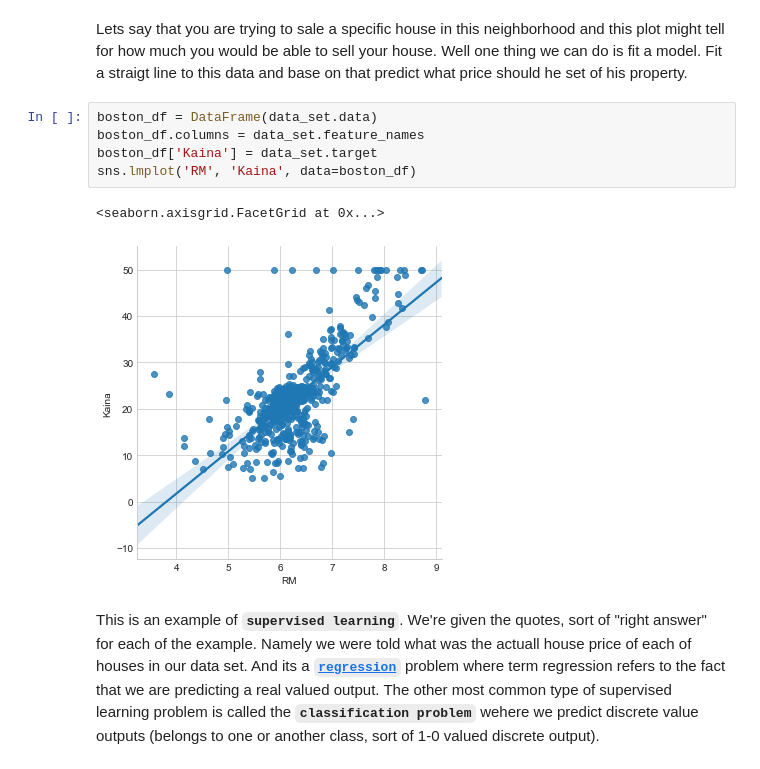
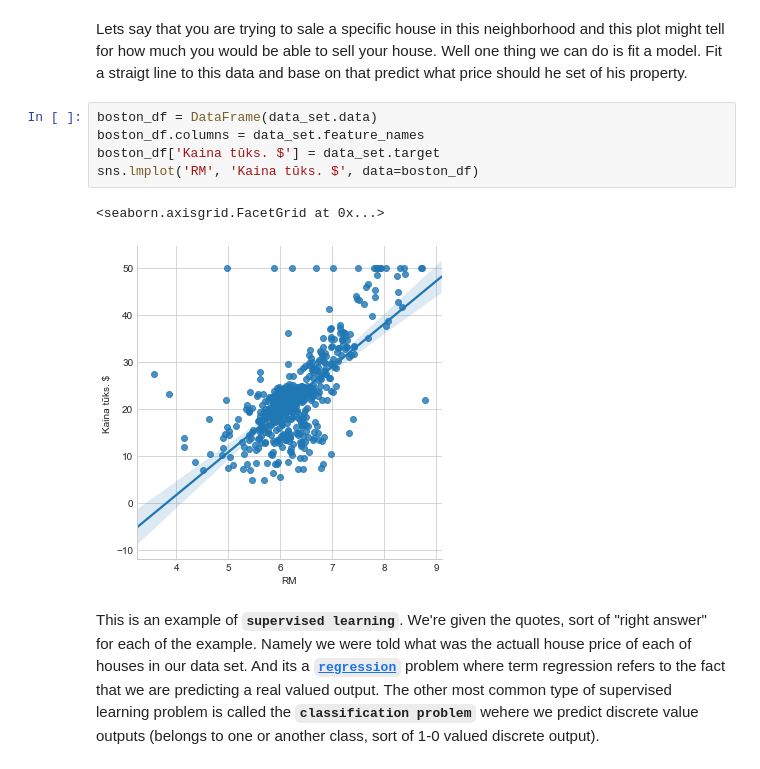
Before and after one commit to tavo-robotas/class, a Jupyter notebook: machine_learning/__linear_regression_I.ipynb, the cells around one changed output. Cells and saved outputs as stored; diff of their text form.

```diff
--- a/machine_learning/__linear_regression_I.ipynb
+++ b/machine_learning/__linear_regression_I.ipynb
@@ -35,11 +35,11 @@ Lets say that you are trying to sale a specific house in this neighborhood and t
 # %%
 boston_df = DataFrame(data_set.data)
 boston_df.columns = data_set.feature_names
-boston_df['Kaina'] = data_set.target
-sns.lmplot('RM', 'Kaina', data=boston_df)
+boston_df['Kaina tūks. $'] = data_set.target
+sns.lmplot('RM', 'Kaina tūks. $', data=boston_df)
 # %% [output]
 <seaborn.axisgrid.FacetGrid at 0x...>
-[figure, old version]
+[figure, new version]
 # %% [markdown]
 This is an example of <code>**supervised learning**</code>. We're given the quotes, sort of "right answer" for each of the example. Namely we were told what was the actuall house price of each of houses in our data set. And its a <code>**[regression](https://www.vle.lt/Straipsnis/regresija-105153)**</code> problem where term regression refers to the fact that we are predicting a real valued output. The other most common type of supervised learning problem is called the <code>**classification problem**</code> wehere we predict discrete value outputs (belongs to one or another class, sort of 1-0 valued discrete output).
 # %% [markdown]
```
Also changed, not shown: parts of 8 cells of this notebook, 15 other files.
